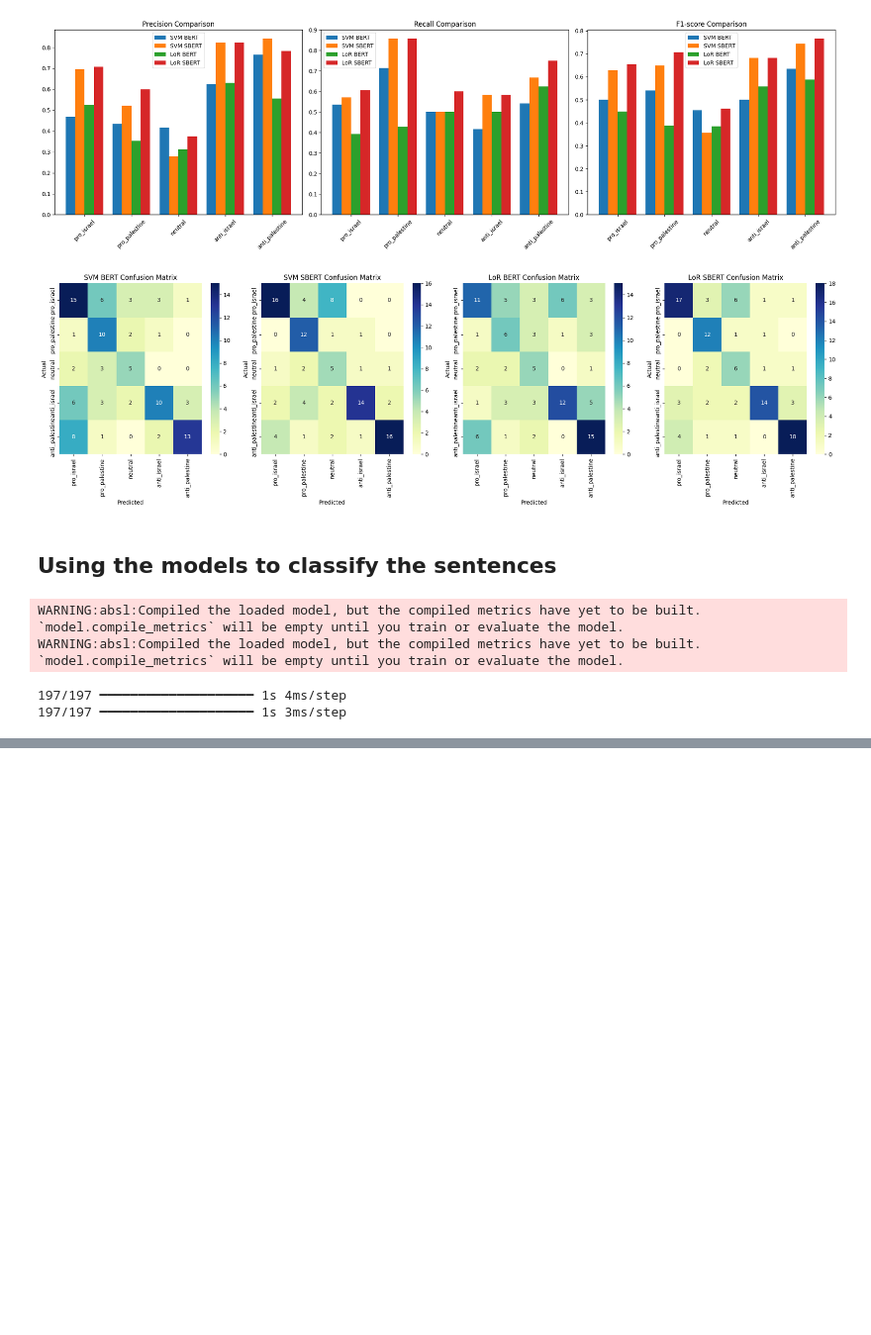
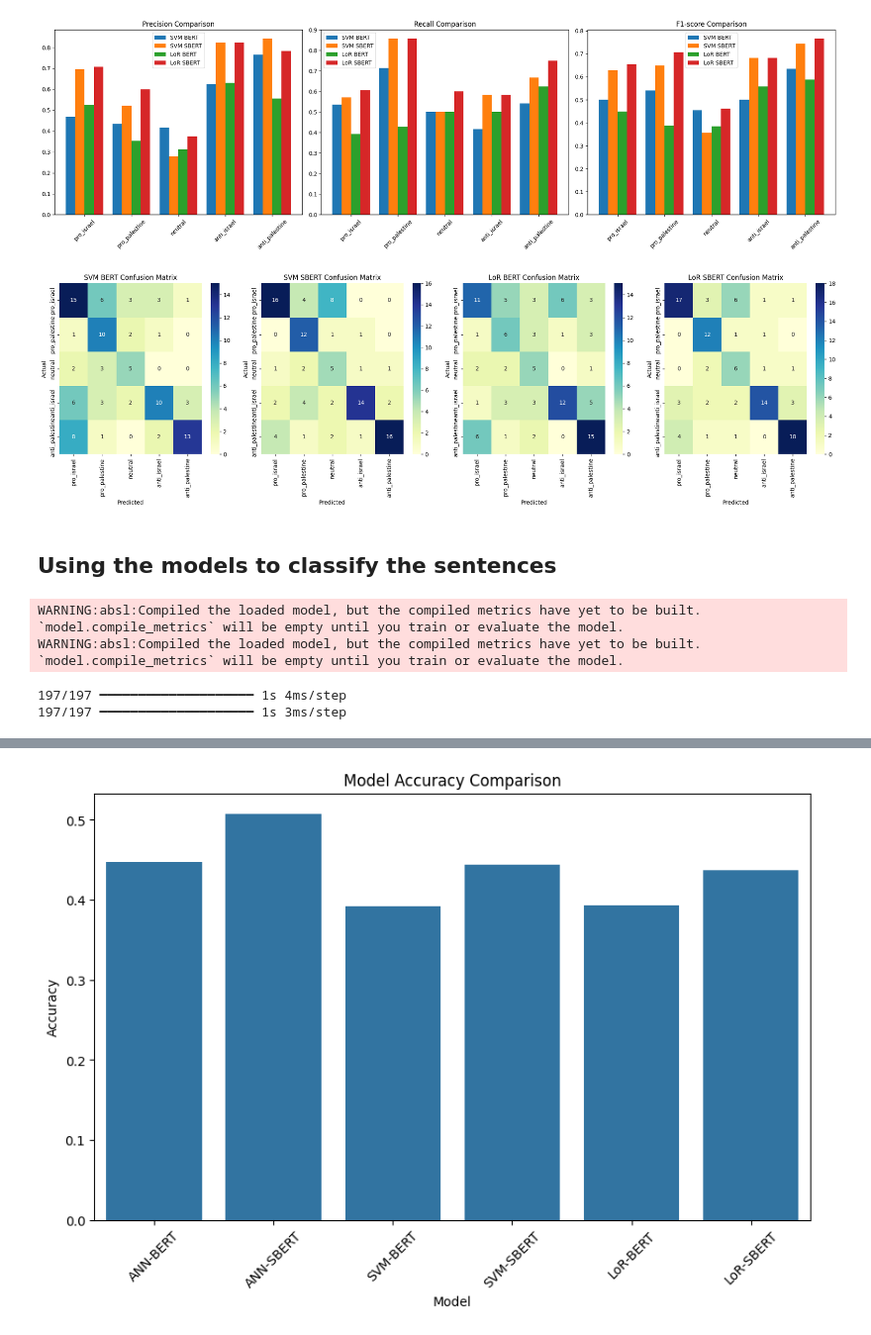
Before and after one commit to dattali18/IR_Assignments, a Jupyter notebook: Assignment.05/IR_05_B.ipynb, the cells around one changed output, grey strips where cells are left out. Shown: that part at 99% size. Cells and saved outputs as stored; diff of their text form; code cells hidden in the pictures; blank space fills up the shorter version.

```diff
--- a/Assignment.05/IR_05_B.ipynb
+++ b/Assignment.05/IR_05_B.ipynb
@@ -1046,3 +1046,17 @@ output_df.head()
 | 2 | bbc_177 | the idf hasnt been able to get to... | pro_israel | 0.580511 | pro_israel | 0.769271 | pro_israel | ... |
 | 3 | bbc_91 | more than half of gazas 2 3 milli... | pro_israel | 0.340313 | pro_israel | 0.844751 | pro_israel | ... |
 | 4 | bbc_176 | the idf said a series of mistakes... | pro_israel | 0.957914 | pro_israel | 0.983013 | anti_palestine | ... |
+# %%
+# calc the true class of each sentence
+# by taking the vector of [pro-israel	,pro-palestine	,neutral	,anti-israel	,anti-palestine]
+
+def one_hot_to_str(one_hot_vector):
+    class_names = ["pro_israel", "pro_palestine", "neutral", "anti_israel", "anti_palestine"]
+    return class_names[np.argmax(one_hot_vector)]
+# %%
+# taking form df_data the 5 colm
+df_temp = df_data[["pro-israel", "pro-palestine", "neutral", "anti-israel", "anti-palestine"]]
+
+df_temp['class'] = df_temp.apply(lambda row: [row['pro-israel'], row['pro-palestine'], row['neutral'], row['anti-israel'], row['anti-palestine']], axis=1)
+
+df_temp.head()
@@ -1048,0 +1070,2 @@ output_df.head()
+# %%
+df_test["class"] = df_temp["class"].apply(one_hot_to_str)
@@ -1049,3 +1082,6 @@ output_df.head()
+# %%
+# add the "true" class to the output df
+output_df["true_class"] = df_test["class"]
 # %%
 # save the output_df into a file
 
@@ -1052,0 +1099,70 @@ output_df.to_csv("bonus_output.csv", index=False)
+# %%
+import pandas as pd
+import numpy as np
+import matplotlib.pyplot as plt
+import seaborn as sns
+from sklearn.metrics import accuracy_score, precision_recall_fscore_support
+
+# Assuming your output_df is already loaded
+
+# Define model names
+model_names = ['ANN-BERT', 'ANN-SBERT', 'SVM-BERT', 'SVM-SBERT', 'LoR-BERT', 'LoR-SBERT']
+
+# Initialize lists to store metrics
+accuracies = []
+precisions = []
+recalls = []
+f1_scores = []
+
+# Calculate metrics for each model
+for model_name in model_names:
+    # Get predictions for the current model
+    y_true = output_df['true_class']
+    y_pred = output_df[model_name + '-Class']
+
+    # Calculate metrics
+    accuracy = accuracy_score(y_true, y_pred)
+    precision, recall, f1, _ = precision_recall_fscore_support(y_true, y_pred, average='weighted')
+
+    # Append metrics to lists
+    accuracies.append(accuracy)
+    precisions.append(precision)
+    recalls.append(recall)
+    f1_scores.append(f1)
+
+# Create a DataFrame to store metrics
+metrics_df = pd.DataFrame({
+    'Model': model_names,
+    'Accuracy': accuracies,
+    'Precision': precisions,
+    'Recall': recalls,
+    'F1-Score': f1_scores
+})
+
+# Print the metrics table
+print(metrics_df)
+
+# Create a bar plot for accuracy
+plt.figure(figsize=(10, 6))
+sns.barplot(x='Model', y='Accuracy', data=metrics_df)
+plt.title('Model Accuracy Comparison')
+plt.xticks(rotation=45)
+plt.show()
+
+# Create bar plots for precision, recall, and F1-score
+fig, axes = plt.subplots(1, 3, figsize=(18, 6))
+sns.barplot(x='Model', y='Precision', data=metrics_df, ax=axes[0])
+axes[0].set_title('Model Precision Comparison')
+axes[0].tick_params(axis='x', rotation=45)
+
+sns.barplot(x='Model', y='Recall', data=metrics_df, ax=axes[1])
+axes[1].set_title('Model Recall Comparison')
+axes[1].tick_params(axis='x', rotation=45)
+
+sns.barplot(x='Model', y='F1-Score', data=metrics_df, ax=axes[2])
+axes[2].set_title('Model F1-Score Comparison')
+axes[2].tick_params(axis='x', rotation=45)
+
+plt.tight_layout()
+plt.show()
+# %% [output]
@@ -1052,0 +1176 @@ output_df.to_csv("bonus_output.csv", index=False)
+[figure, added]
```
Also changed, not shown: parts of 4 cells of this notebook.
